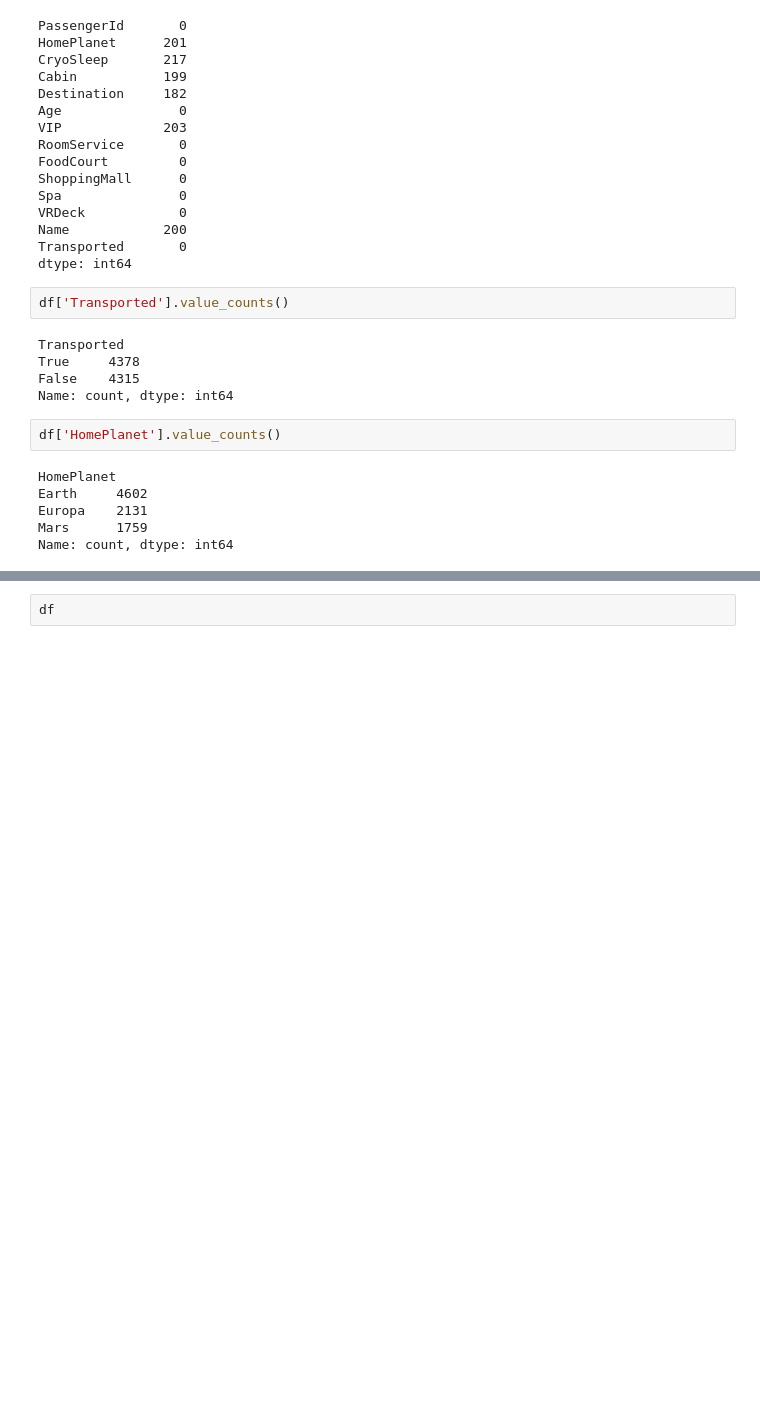
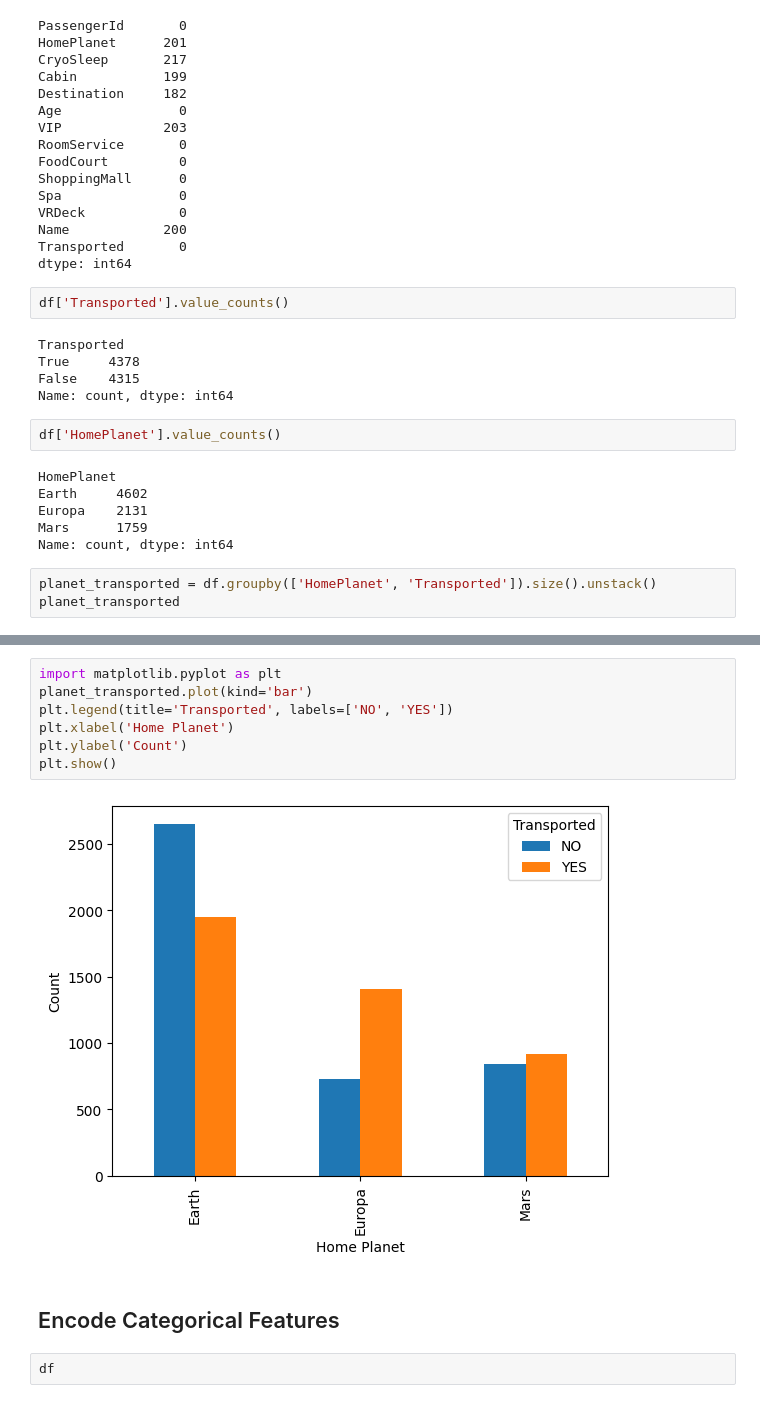
Before and after one commit to arman-bhaai/kaggle-notebooks, a Jupyter notebook: spaceship-titanic/spaceship-titanic.ipynb, the cells around one changed output, grey strips where cells are left out. Drawn from its saved outputs; the diff is of its cells as text; blank space fills up the shorter version.

```diff
--- a/spaceship-titanic/spaceship-titanic.ipynb
+++ b/spaceship-titanic/spaceship-titanic.ipynb
@@ -91,3 +109,6 @@ Earth     4602
 Europa    2131
 Mars      1759
 Name: count, dtype: int64
+# %%
+planet_transported = df.groupby(['HomePlanet', 'Transported']).size().unstack()
+planet_transported
@@ -94,3 +121,14 @@ Name: count, dtype: int64
+# %%
+import matplotlib.pyplot as plt
+planet_transported.plot(kind='bar')
+plt.legend(title='Transported', labels=['NO', 'YES'])
+plt.xlabel('Home Planet')
+plt.ylabel('Count')
+plt.show()
+# %% [output]
+[figure, added]
+# %% [markdown]
+## Encode Categorical Features
 # %%
 df
 # %% [output]
```
Also changed, not shown: parts of 20 cells of this notebook.
